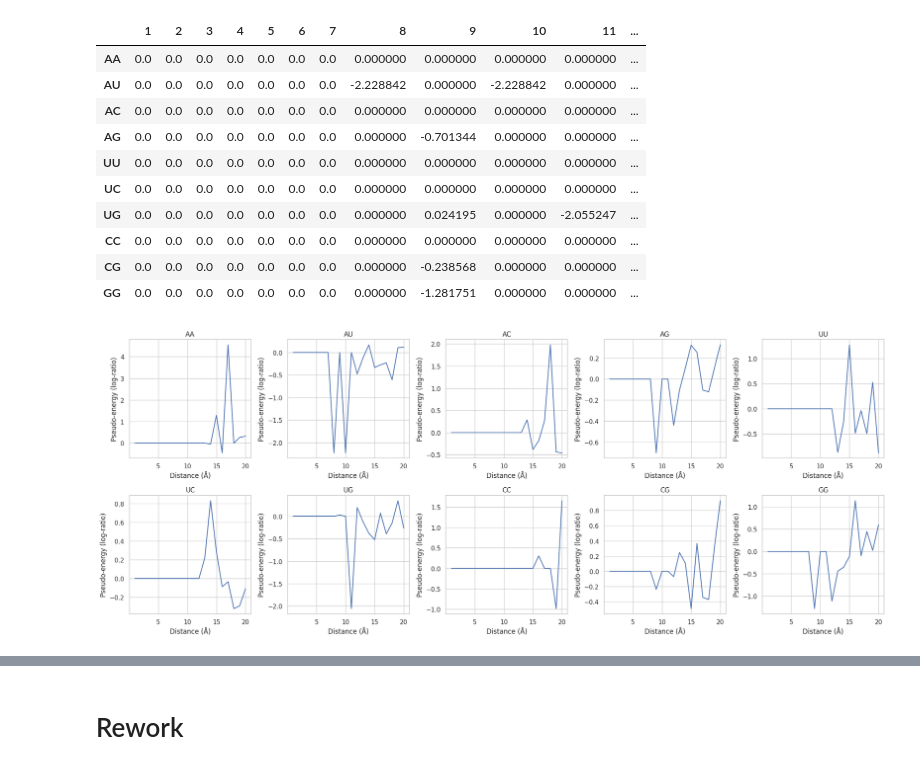
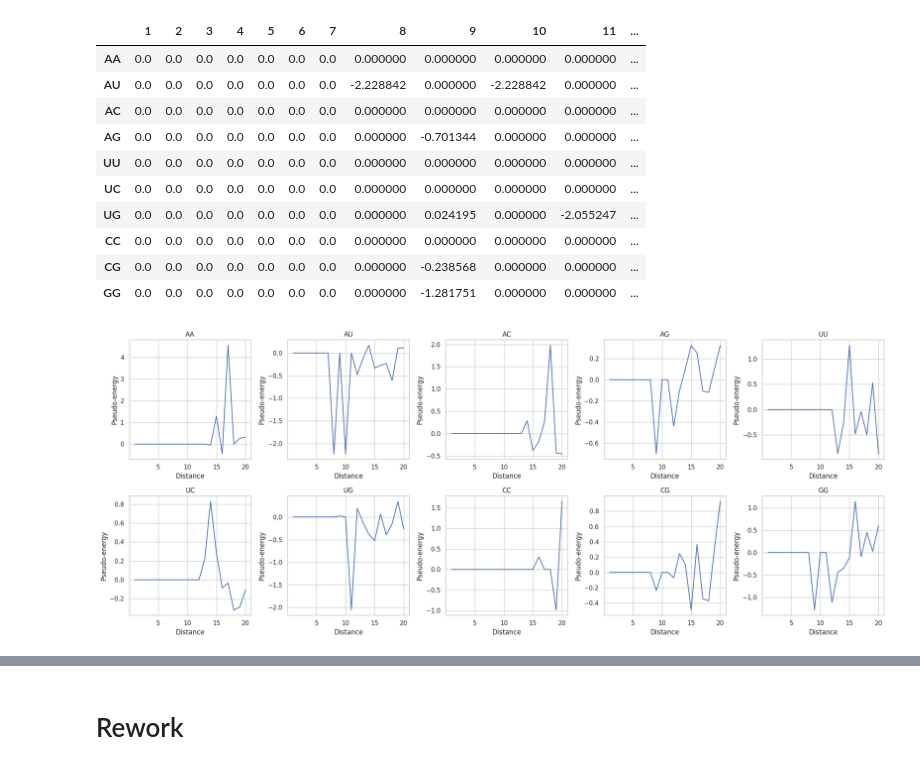
Before and after one commit to Unknown-Negotiator/RNA_folding_energy, a Jupyter notebook: code/RNA_Savelii_K_final(2).ipynb, the cells around one changed output, grey strips where cells are left out. Drawn from its saved outputs; the diff is of its cells as text; code cells hidden in the pictures.

```diff
--- a/code/RNA_Savelii_K_final(2).ipynb
+++ b/code/RNA_Savelii_K_final(2).ipynb
@@ -445,10 +426,10 @@ calculate_pseudo_energy(distances_for_base_pair)
 #!mkdir 7fhi
 #!cp data/*7FHI* 7fhi/
 # %%
-energies2 = pd.read_csv('/content/pseudo_energies/pseudo_energies.csv', index_col=0)
-energies2.index = [i for i in range(1,21)]
-energies2 = energies2.T
-energies2
+energies = pd.read_csv('/content/pseudo_energies/pseudo_energies.csv', index_col=0)
+energies.index = [i for i in range(1,21)]
+energies = energies.T
+energies
 # %% [output]
 |  | 1 | 2 | 3 | 4 | 5 | 6 | 7 | 8 | 9 | 10 | 11 | ... |
 | AA | inf | inf | inf | inf | inf | inf | inf | inf | inf | inf | inf | ... |
@@ -462,8 +443,8 @@ energies2
 | CG | inf | inf | inf | inf | inf | inf | inf | inf | -0.238568 | inf | inf | ... |
 | GG | inf | inf | inf | inf | inf | inf | inf | inf | -1.281751 | inf | inf | ... |
 # %%
-energies2.replace([np.inf, -np.inf], 0, inplace=True)
-energies2
+energies.replace([np.inf, -np.inf], 0, inplace=True)
+energies
 # %% [output]
 |  | 1 | 2 | 3 | 4 | 5 | 6 | 7 | 8 | 9 | 10 | 11 | ... |
 | AA | 0.0 | 0.0 | 0.0 | 0.0 | 0.0 | 0.0 | 0.0 | 0.000000 | 0.000000 | 0.000000 | 0.000000 | ... |
@@ -481,16 +460,37 @@ indexes2 = energies2.index.tolist()
-# %%
-fig, ax = plt.subplots(2, 5, figsize=(20, 8), squeeze=False)
-ax = ax.flatten()
-
-for q in range(energies2.shape[0]):
-    ax[q].plot(np.arange(1, 21), energies2.iloc[q, :])
-    ax[q].set_ylabel("Pseudo-energy (log-ratio)")
-    ax[q].set_xlabel("Distance (Å)")
-    ax[q].set_title(indexes2[q])
-
-plt.tight_layout()
-plt.show()
-# %% [output]
-[figure, removed]
+# %%
+import matplotlib.pyplot as plt
+
+# Get the indexes and values from the DataFrame
+indexes = energies.index.tolist()
+values = energies.values
+
+# Define the number of rows and columns for subplots
+num_rows = 2
+num_cols = 5
+
+# Create a new figure
+fig, ax = plt.subplots(num_rows, num_cols, figsize=(20, 8))
+
+# Flatten the axes to iterate over them
+ax = ax.flatten()
+
+# Iterate over each subplot
+for i, ax_i in enumerate(ax):
+    # Plot the line for the corresponding pair of residues
+    ax_i.plot(range(1, 21), values[i])
+
+    # Set labels and title
+    ax_i.set_ylabel("Pseudo-energy")
+    ax_i.set_xlabel("Distance")
+    ax_i.set_title(indexes[i])
+
+# Adjust layout and save the plot
+plt.tight_layout()
+plt.savefig('pseudo-energies.png')
+
+# Show the plot
+plt.show()
+# %% [output]
+[figure, added]
 # %%
 import numpy as np
```
Also changed, not shown: parts of 7 cells of this notebook.
